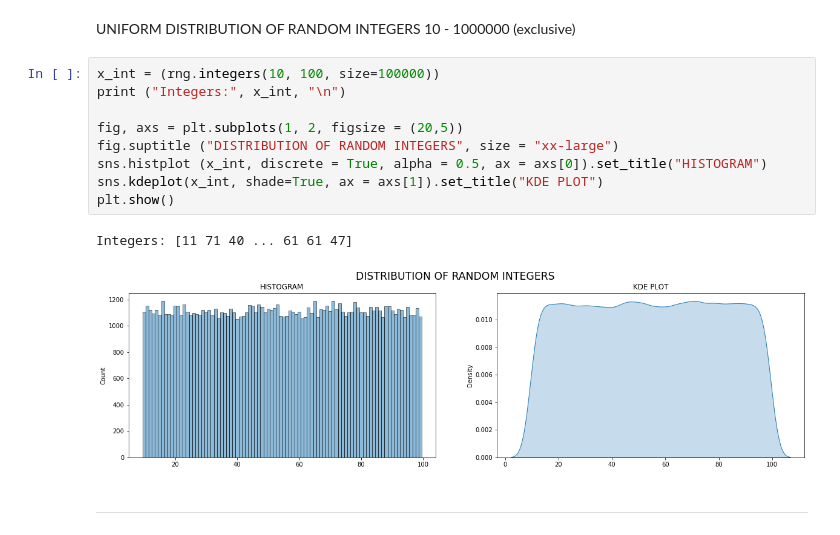
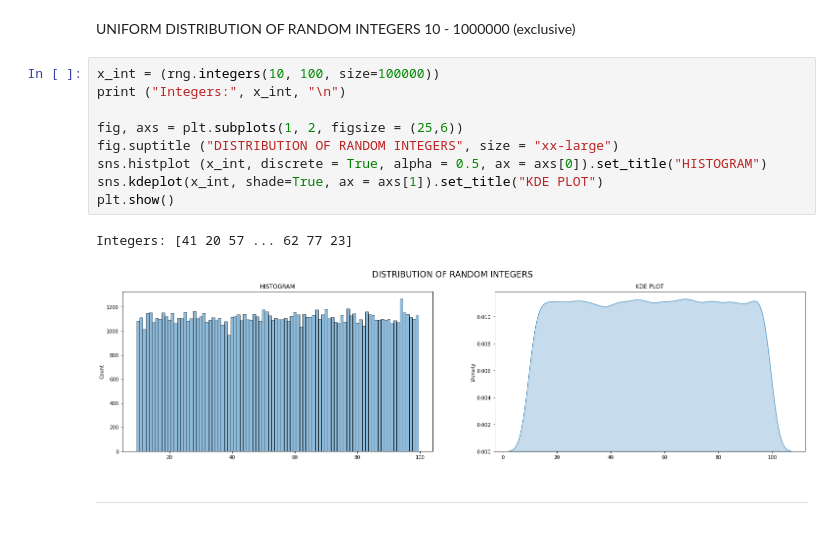
Before and after one commit to AnteDujic/Programming-for-Data-Analysis, a Jupyter notebook: numpy-random.ipynb, the cells around one changed output. Drawn from its saved outputs; the diff is of its cells as text.

```diff
--- a/numpy-random.ipynb
+++ b/numpy-random.ipynb
@@ -113,15 +111,15 @@ UNIFORM DISTRIBUTION OF RANDOM INTEGERS 10 - 1000000 (exclusive)
 # %%
 x_int = (rng.integers(10, 100, size=100000))
 print ("Integers:", x_int, "\n")
 
-fig, axs = plt.subplots(1, 2, figsize = (20,5))
+fig, axs = plt.subplots(1, 2, figsize = (25,6))
 fig.suptitle ("DISTRIBUTION OF RANDOM INTEGERS", size = "xx-large")
 sns.histplot (x_int, discrete = True, alpha = 0.5, ax = axs[0]).set_title("HISTOGRAM")
 sns.kdeplot(x_int, shade=True, ax = axs[1]).set_title("KDE PLOT")
 plt.show()
 # %% [output]
-Integers: [11 71 40 ... 61 61 47]
+Integers: [41 20 57 ... 62 77 23]
-[figure, old version]
+[figure, new version]
 # %% [markdown]
 ***
 # %% [markdown]
```
Also changed, not shown: parts of 71 cells of this notebook, 1 other file.
